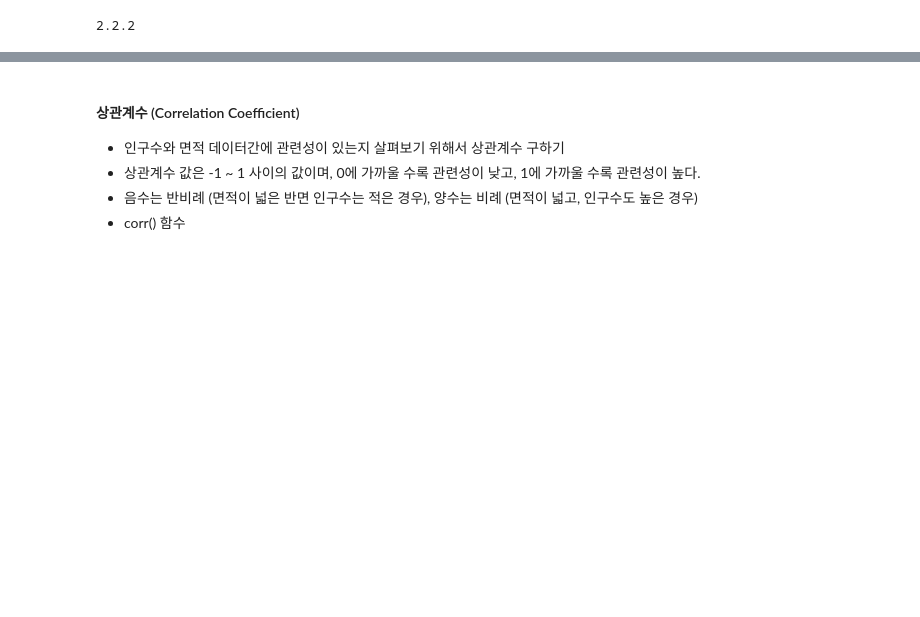
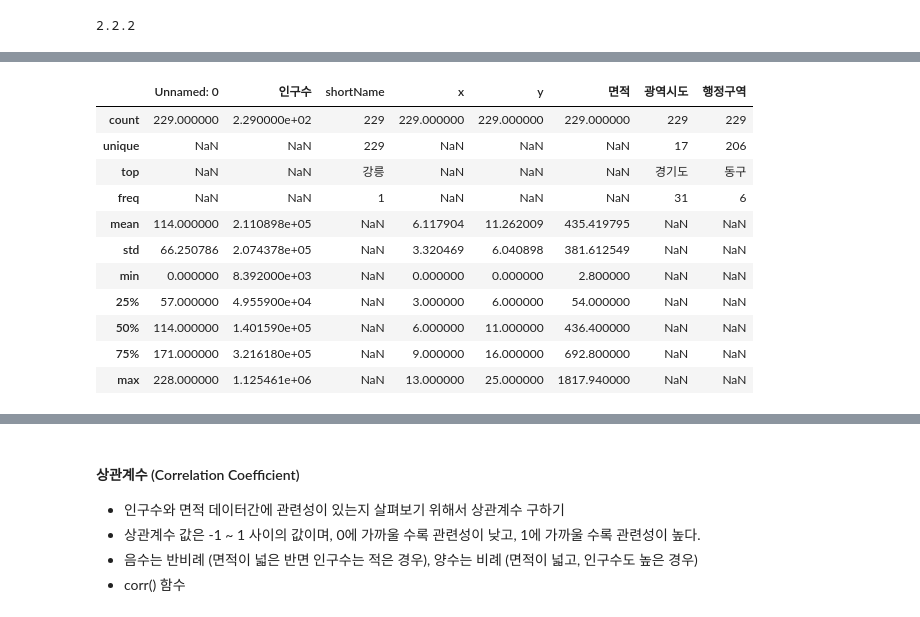
Before and after one commit to Daviswhistle/Python_Webscrapping_Analysis, a Jupyter notebook: 03-1.행정구역정보_분석과시각화.ipynb, the cells around one changed output, grey strips where cells are left out. Cells and saved outputs as stored; diff of their text form; code cells hidden in the pictures; blank space fills up the shorter version.

```diff
--- a/03-1.행정구역정보_분석과시각화.ipynb
+++ b/03-1.행정구역정보_분석과시각화.ipynb
@@ -19,0 +112,15 @@ print(data.shape)
+# %%
+data.describe(include='all')
+# %% [output]
+|  | Unnamed: 0 | 인구수 | shortName | x | y | 면적 | 광역시도 | 행정구역 |
+| count | 229.000000 | 2.290000e+02 | 229 | 229.000000 | 229.000000 | 229.000000 | 229 | 229 |
+| unique | NaN | NaN | 229 | NaN | NaN | NaN | 17 | 206 |
+| top | NaN | NaN | 강릉 | NaN | NaN | NaN | 경기도 | 동구 |
+| freq | NaN | NaN | 1 | NaN | NaN | NaN | 31 | 6 |
+| mean | 114.000000 | 2.110898e+05 | NaN | 6.117904 | 11.262009 | 435.419795 | NaN | NaN |
+| std | 66.250786 | 2.074378e+05 | NaN | 3.320469 | 6.040898 | 381.612549 | NaN | NaN |
+| min | 0.000000 | 8.392000e+03 | NaN | 0.000000 | 0.000000 | 2.800000 | NaN | NaN |
+| 25% | 57.000000 | 4.955900e+04 | NaN | 3.000000 | 6.000000 | 54.000000 | NaN | NaN |
+| 50% | 114.000000 | 1.401590e+05 | NaN | 6.000000 | 11.000000 | 436.400000 | NaN | NaN |
+| 75% | 171.000000 | 3.216180e+05 | NaN | 9.000000 | 16.000000 | 692.800000 | NaN | NaN |
+| max | 228.000000 | 1.125461e+06 | NaN | 13.000000 | 25.000000 | 1817.940000 | NaN | NaN |
```
Also changed, not shown: parts of 12 cells of this notebook.
